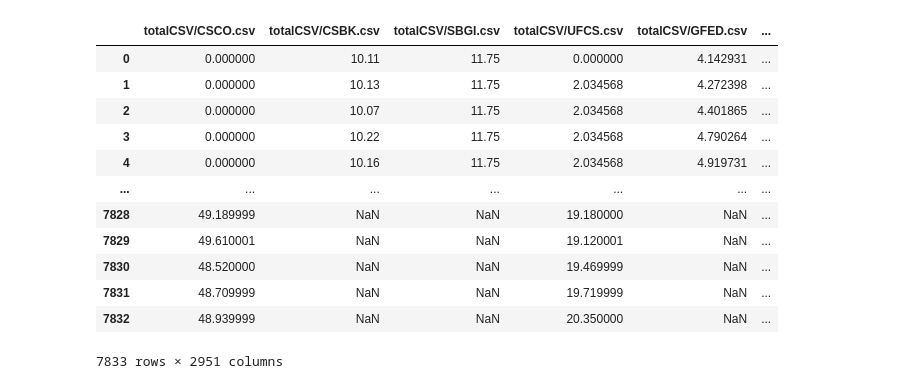
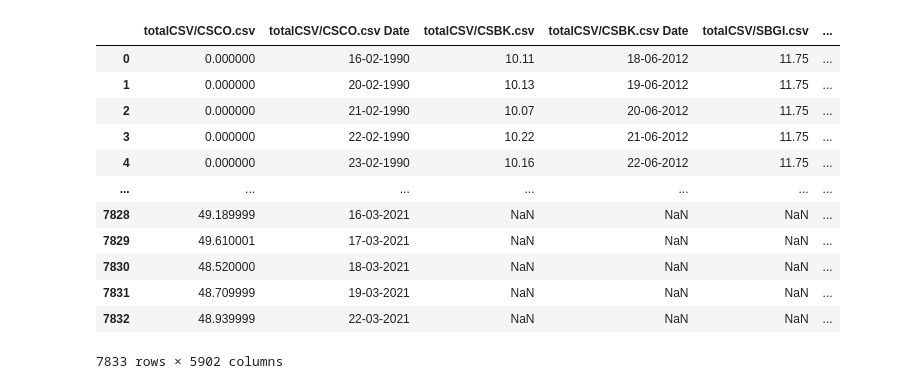
Before and after one commit to mchen81/Stock-Prices-Predictor, a Jupyter notebook: Untitled.ipynb, the cells around one changed output. Saved outputs shown, nothing was run; the diff lists cells and outputs as text; code cells hidden in the pictures.

```diff
--- a/Untitled.ipynb
+++ b/Untitled.ipynb
@@ -1,26 +1,27 @@
 # %%
 import glob
 import pandas as pd
 
 # get data file names
 path =r'totalCSV'
 filenames = glob.glob(path + "/*.csv")
 
 df_empty = pd.DataFrame(columns=[])
 for filename in filenames:
     df_empty[filename] = pd.read_csv(filename)['Open']
+    df_empty[filename + ' Date'] = pd.read_csv(filename)['Date']
 df_empty
 # %% [output]
-|  | totalCSV/CSCO.csv | totalCSV/CSBK.csv | totalCSV/SBGI.csv | totalCSV/UFCS.csv | totalCSV/GFED.csv | ... |
-| 0 | 0.000000 | 10.11 | 11.75 | 0.000000 | 4.142931 | ... |
-| 1 | 0.000000 | 10.13 | 11.75 | 2.034568 | 4.272398 | ... |
-| 2 | 0.000000 | 10.07 | 11.75 | 2.034568 | 4.401865 | ... |
-| 3 | 0.000000 | 10.22 | 11.75 | 2.034568 | 4.790264 | ... |
-| 4 | 0.000000 | 10.16 | 11.75 | 2.034568 | 4.919731 | ... |
+|  | totalCSV/CSCO.csv | totalCSV/CSCO.csv Date | totalCSV/CSBK.csv | totalCSV/CSBK.csv Date | totalCSV/SBGI.csv | ... |
+| 0 | 0.000000 | 16-02-1990 | 10.11 | 18-06-2012 | 11.75 | ... |
+| 1 | 0.000000 | 20-02-1990 | 10.13 | 19-06-2012 | 11.75 | ... |
+| 2 | 0.000000 | 21-02-1990 | 10.07 | 20-06-2012 | 11.75 | ... |
+| 3 | 0.000000 | 22-02-1990 | 10.22 | 21-06-2012 | 11.75 | ... |
+| 4 | 0.000000 | 23-02-1990 | 10.16 | 22-06-2012 | 11.75 | ... |
 | ... | ... | ... | ... | ... | ... | ... |
-| 7828 | 49.189999 | NaN | NaN | 19.180000 | NaN | ... |
-| 7829 | 49.610001 | NaN | NaN | 19.120001 | NaN | ... |
-| 7830 | 48.520000 | NaN | NaN | 19.469999 | NaN | ... |
-| 7831 | 48.709999 | NaN | NaN | 19.719999 | NaN | ... |
-| 7832 | 48.939999 | NaN | NaN | 20.350000 | NaN | ... |
+| 7828 | 49.189999 | 16-03-2021 | NaN | NaN | NaN | ... |
+| 7829 | 49.610001 | 17-03-2021 | NaN | NaN | NaN | ... |
+| 7830 | 48.520000 | 18-03-2021 | NaN | NaN | NaN | ... |
+| 7831 | 48.709999 | 19-03-2021 | NaN | NaN | NaN | ... |
+| 7832 | 48.939999 | 22-03-2021 | NaN | NaN | NaN | ... |
-7833 rows × 2951 columns
+7833 rows × 5902 columns
```
Also changed, not shown: parts of 3 cells of this notebook.
